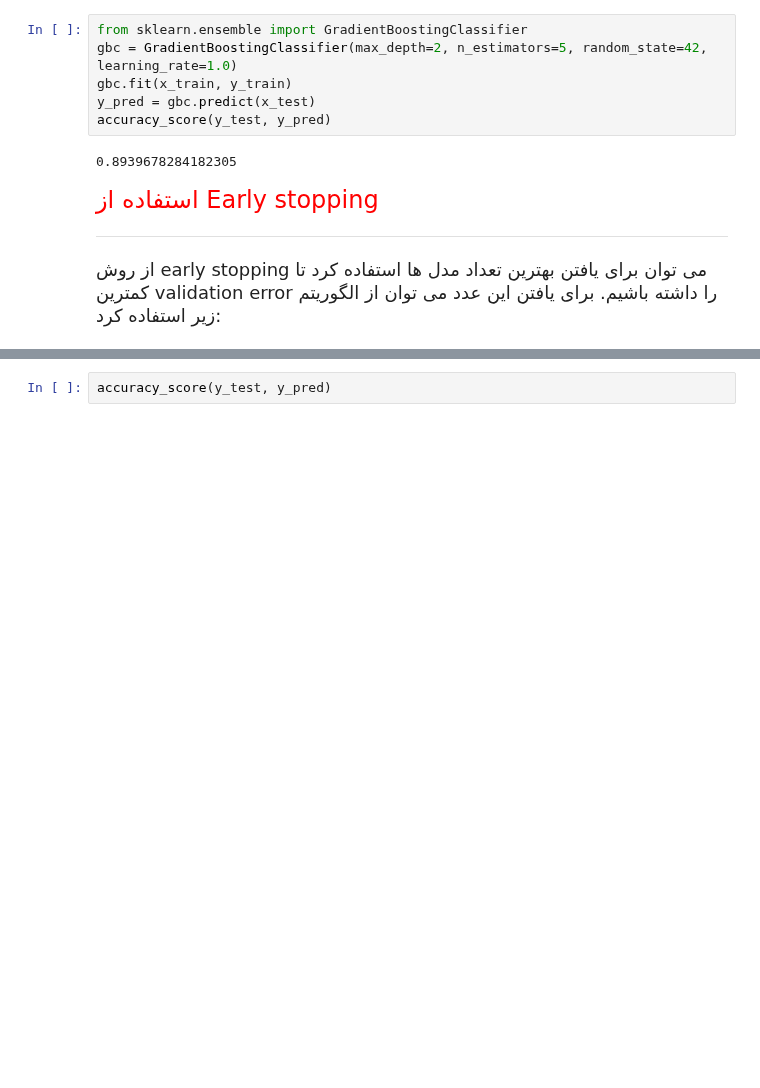
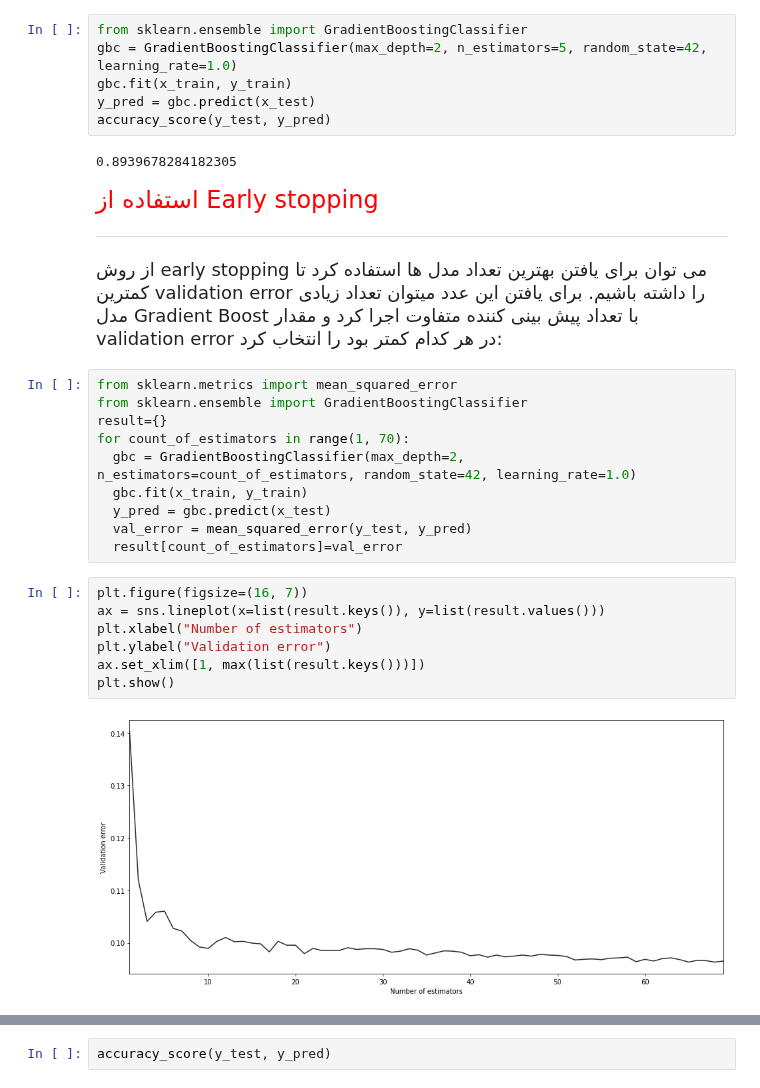
Before and after one commit to SharifiZarchi/Introduction_to_Machine_Learning, a Jupyter notebook: Jupyter_Notebooks/Chapter_04_Tabular_Data_Models/Index.ipynb, the cells around one changed output, grey strips where cells are left out. Saved outputs shown, nothing was run; the diff lists cells and outputs as text; blank space fills up the shorter version.

Commit message:
Maintain the early stopping section
Add a new section to early stopping topic in order to visualize the validation error values & Fix the previous section that was for early stopping.

```diff
--- a/Jupyter_Notebooks/Chapter_04_Tabular_Data_Models/Index.ipynb
+++ b/Jupyter_Notebooks/Chapter_04_Tabular_Data_Models/Index.ipynb
@@ -963,6 +963,29 @@ accuracy_score(y_test, y_pred)
       <font face="Roboto">early stopping</font>
       می توان برای یافتن بهترین تعداد مدل ها استفاده کرد تا کمترین
       <font face="Roboto">validation error</font>
-      را داشته باشیم. برای یافتن این عدد می توان از الگوریتم زیر استفاده کرد:
+      را داشته باشیم. برای یافتن این عدد میتوان تعداد زیادی مدل
+      <font face="Roboto">Gradient Boost</font>
+      با تعداد پیش بینی کننده متفاوت اجرا کرد و مقدار
+      <font face="Roboto">validation error</font>
+      در هر کدام کمتر بود را انتخاب کرد:
       </font>
     </div>
+# %%
+from sklearn.metrics import mean_squared_error
+from sklearn.ensemble import GradientBoostingClassifier
+result={}
+for count_of_estimators in range(1, 70):
+  gbc = GradientBoostingClassifier(max_depth=2, n_estimators=count_of_estimators, random_state=42, learning_rate=1.0)
+  gbc.fit(x_train, y_train)
+  y_pred = gbc.predict(x_test)
+  val_error = mean_squared_error(y_test, y_pred)
+  result[count_of_estimators]=val_error
+# %%
+plt.figure(figsize=(16, 7))
+ax = sns.lineplot(x=list(result.keys()), y=list(result.values()))
+plt.xlabel("Number of estimators")
+plt.ylabel("Validation error")
+ax.set_xlim([1, max(list(result.keys()))])
+plt.show()
+# %% [output]
+[figure, added]
```
Also changed, not shown: parts of 13 cells of this notebook.
